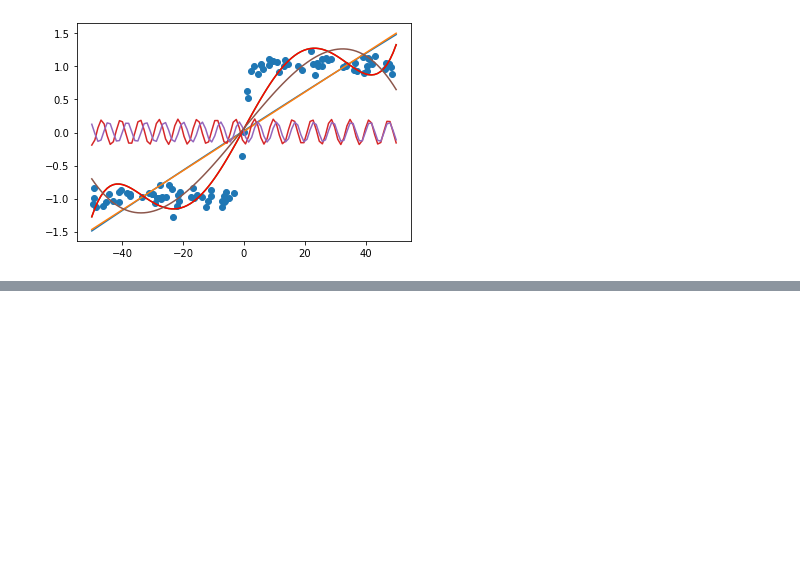
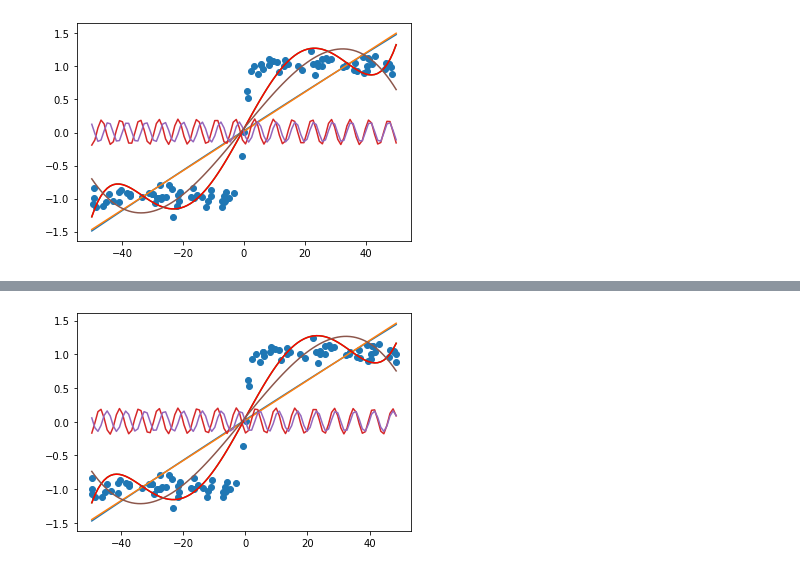
Before and after one commit to UMD-ENMA165/4-21-22-Class, a Jupyter notebook: curve_fitting.ipynb, the cells around one changed output, grey strips where cells are left out. Drawn from its saved outputs; the diff is of its cells as text; code cells hidden in the pictures; blank space fills up the shorter version.

```diff
--- a/curve_fitting.ipynb
+++ b/curve_fitting.ipynb
@@ -248,0 +254,6 @@ fitting(x1,y1)
+# %%
+# Data Set #2
+x1,y1 = np.loadtxt('data/set2.csv', delimiter=',', unpack = True)
+fitting(x1,y1)
+# %% [output]
+[figure, added]
```
Also changed, not shown: parts of 7 cells of this notebook.
